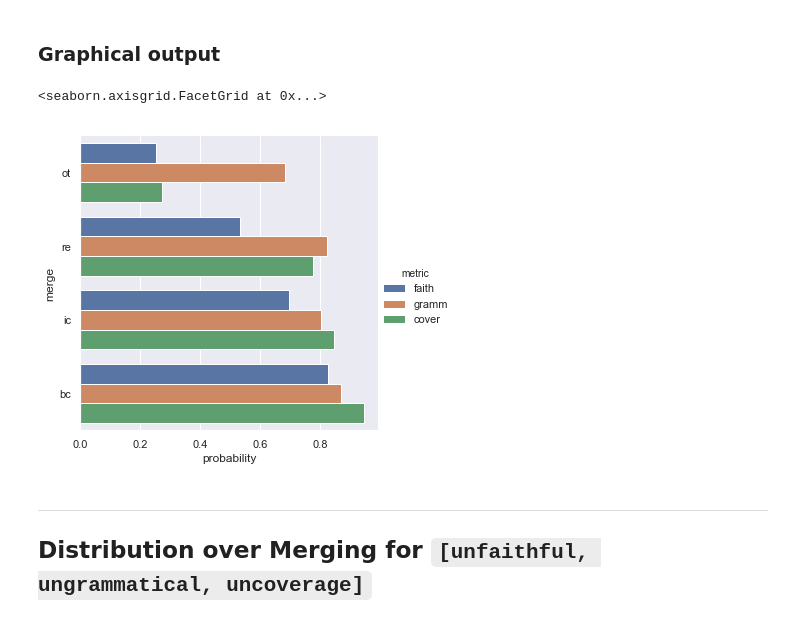
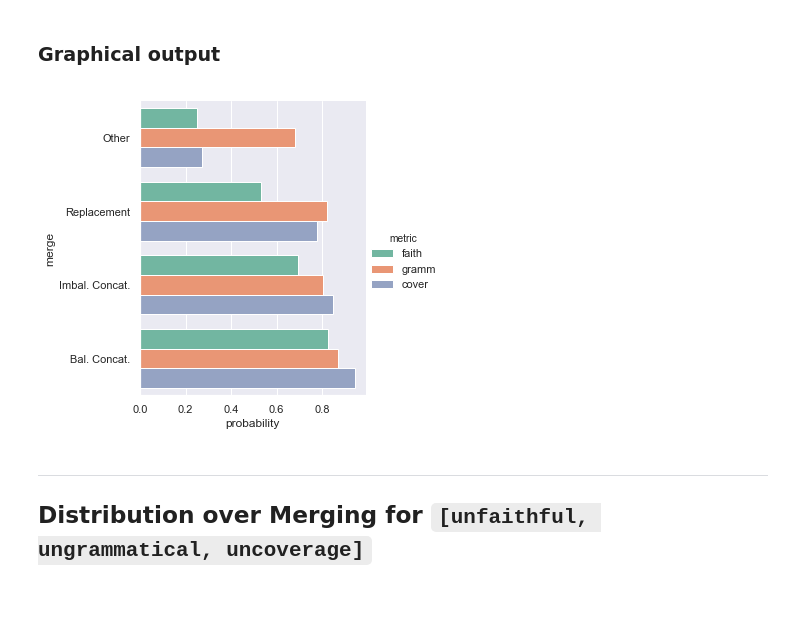
Before and after one commit to loganlebanoff/correct_summarization, a Jupyter notebook: mturk/paper-stats.ipynb, the cells around one changed output. Drawn from its saved outputs; the diff is of its cells as text; code cells hidden in the pictures.

Commit message:
modifying color palettes and adding more 'un-sents'

```diff
--- a/mturk/paper-stats.ipynb
+++ b/mturk/paper-stats.ipynb
@@ -195,15 +216,17 @@ avg_over_merge
 # %%
 avg_over_merge_plot = avg_over_merge.drop(columns=["prob"]).reset_index().sort_values(by=["faith"])
 avg_over_merge_plot = pd.melt(avg_over_merge_plot, id_vars=["merge"], value_vars=["faith", "gramm", "cover"],
                               var_name="metric", value_name="probability")
+rev_merge_d = {v: k for k, v in merge_d.items()}
+avg_over_merge_plot["merge"] = avg_over_merge_plot["merge"].map(rev_merge_d)
 
-sns_avg_over_merge_plot = sns.catplot(x="probability", y="merge", hue="metric", data=avg_over_merge_plot, kind="bar",)
-
-sns_avg_over_merge_plot.fig.savefig("avg_over_merge.pdf")
-sns_avg_over_merge_plot
+with sns.color_palette("Set2"):
+    sns_avg_over_merge_plot = sns.catplot(x="probability", y="merge", hue="metric",
+                                          data=avg_over_merge_plot, size=5, kind="bar")
+    sns_avg_over_merge_plot.fig.savefig("avg_over_merge.pdf")
+    sns_avg_over_merge_plot
 # %% [output]
-<seaborn.axisgrid.FacetGrid at 0x...>
-[figure, old version]
+[figure, new version]
 # %% [markdown]
 ---
 ## Distribution over Merging for `[unfaithful, ungrammatical, uncoverage]`
```
Also changed, not shown: parts of 8 cells of this notebook, 4 other files.
